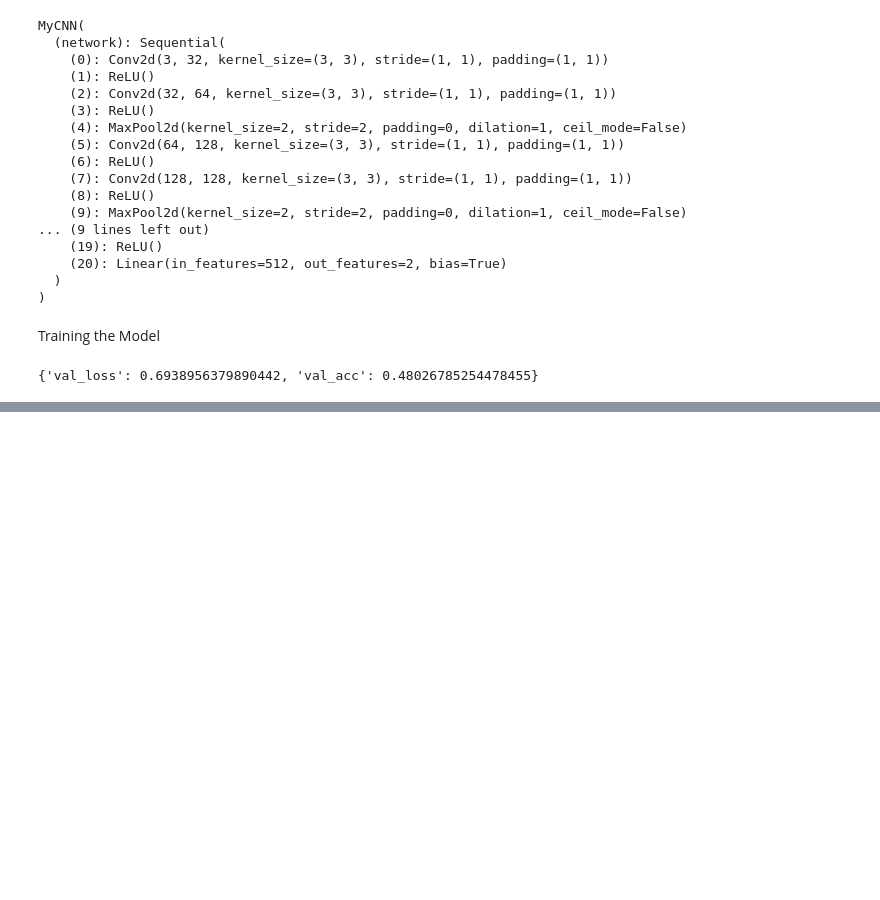
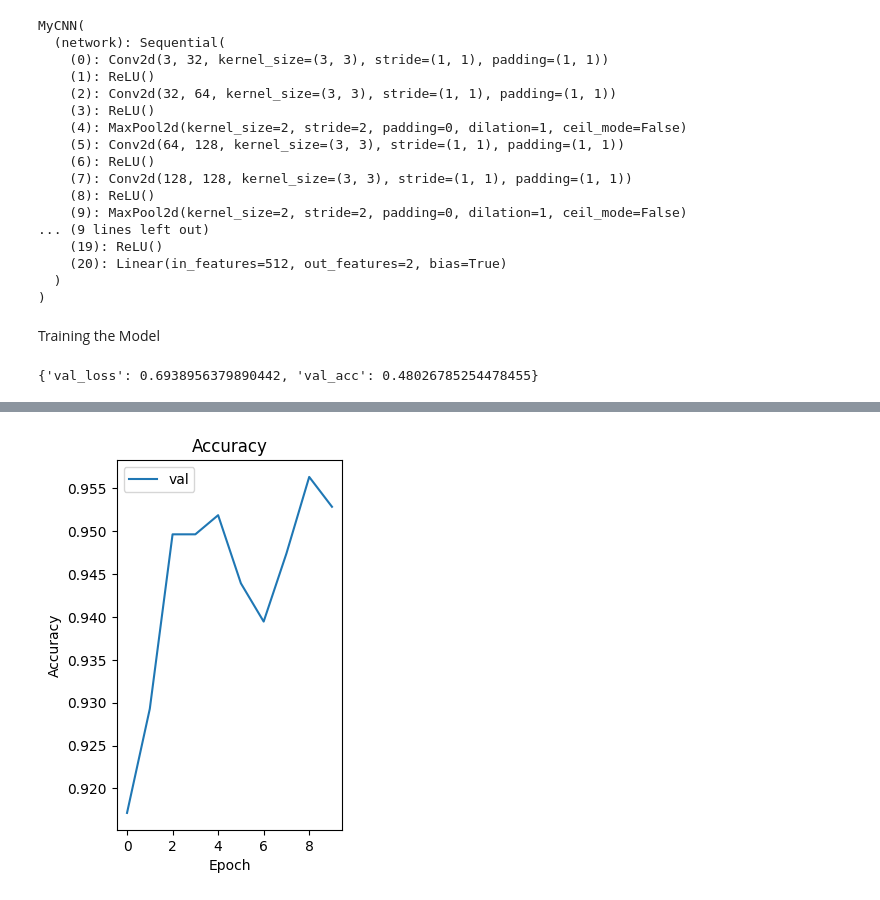
Before and after one commit to Siddhesh-Deshpande/VR_Project1_IMT2022_080_097_009, a Jupyter notebook: Binary_Classfication.ipynb, the cells around one changed output, grey strips where cells are left out. Cells and saved outputs as stored; diff of their text form; code cells hidden in the pictures; blank space fills up the shorter version.

```diff
--- a/Binary_Classfication.ipynb
+++ b/Binary_Classfication.ipynb
@@ -455,0 +440,12 @@ result
+# %%
+
+# Plot the accuracy
+plt.subplot(1, 2, 2)
+plt.title("Accuracy")
+plt.plot(val_accuracy, label='val')
+plt.xlabel('Epoch')
+plt.ylabel('Accuracy')
+plt.legend()
+plt.show()
+# %% [output]
+[figure, added]
```
Also changed, not shown: parts of 8 cells of this notebook.
